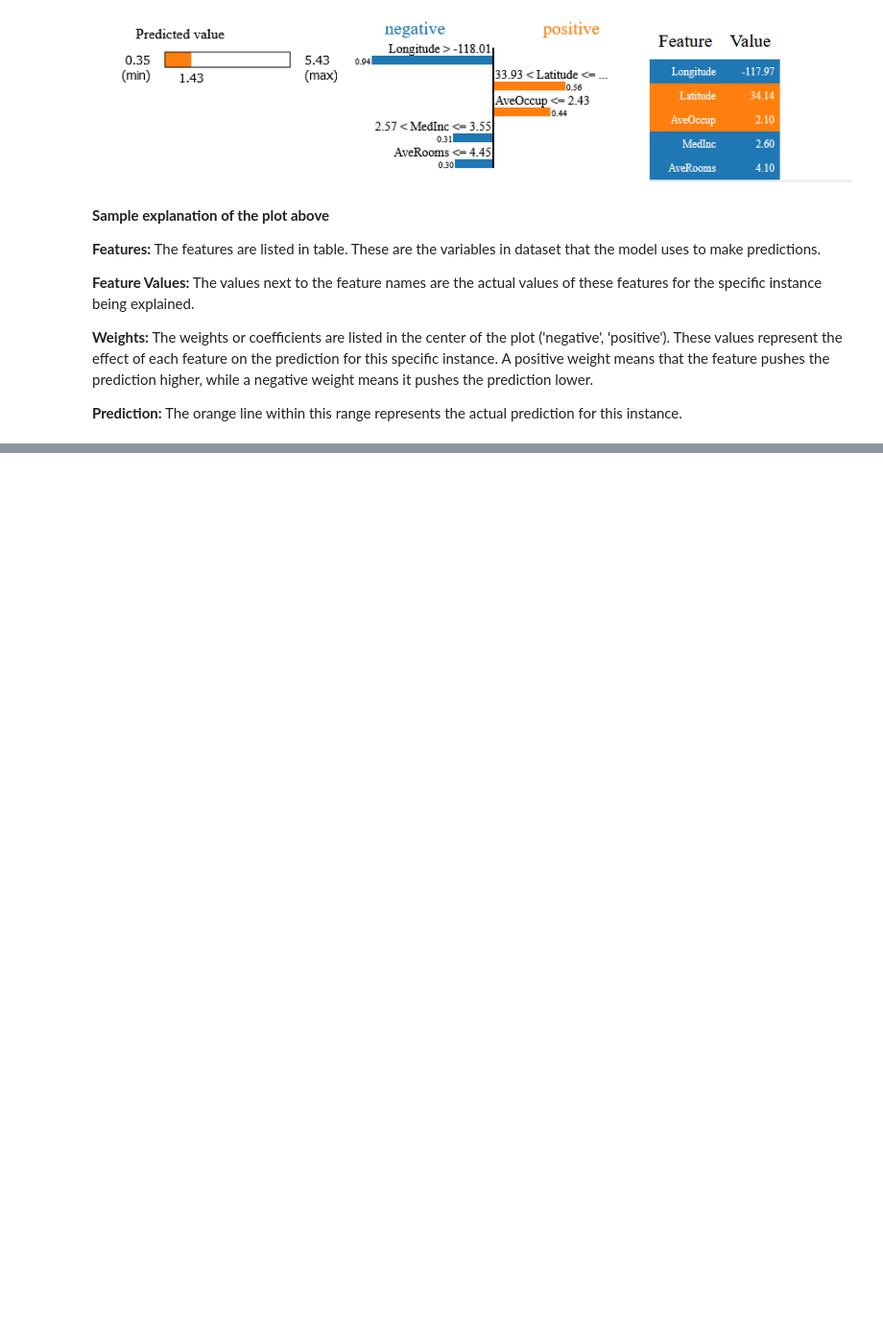
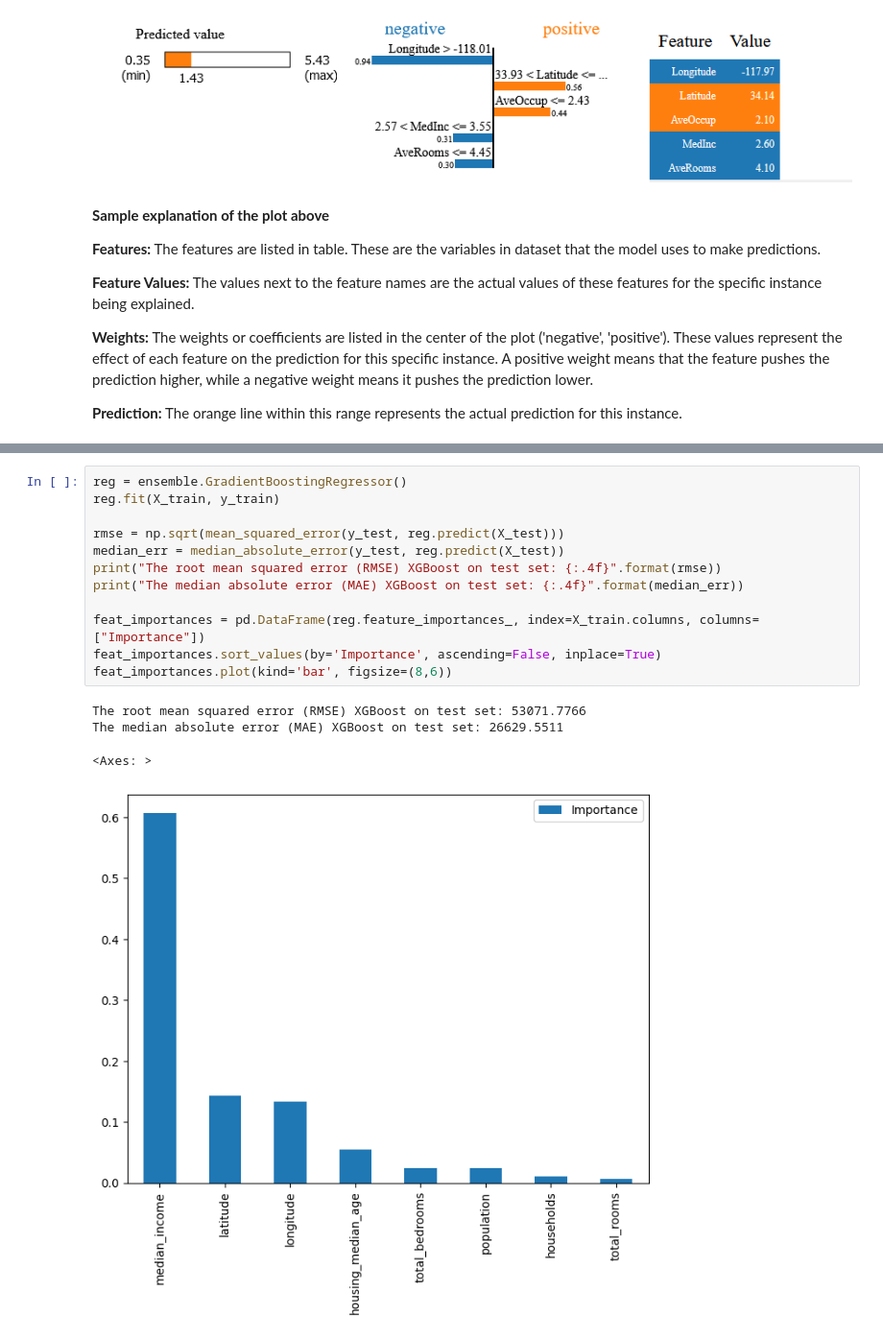
Before and after one commit to MlekoZjad/ML_2024, a Jupyter notebook: XAI_shap_lime.ipynb, the cells around one changed output, grey strips where cells are left out. Shown at 96% size. Saved outputs shown, nothing was run; the diff lists cells and outputs as text; blank space fills up the shorter version.

```diff
--- a/XAI_shap_lime.ipynb
+++ b/XAI_shap_lime.ipynb
@@ -206,0 +270,17 @@ Specific row of data in dataset:
+# %%
+reg = ensemble.GradientBoostingRegressor()
+reg.fit(X_train, y_train)
+
+rmse = np.sqrt(mean_squared_error(y_test, reg.predict(X_test)))
+median_err = median_absolute_error(y_test, reg.predict(X_test))
+print("The root mean squared error (RMSE) XGBoost on test set: {:.4f}".format(rmse))
+print("The median absolute error (MAE) XGBoost on test set: {:.4f}".format(median_err))
+
+feat_importances = pd.DataFrame(reg.feature_importances_, index=X_train.columns, columns=["Importance"])
+feat_importances.sort_values(by='Importance', ascending=False, inplace=True)
+feat_importances.plot(kind='bar', figsize=(8,6))
+# %% [output]
+The root mean squared error (RMSE) XGBoost on test set: 53071.7766
+The median absolute error (MAE) XGBoost on test set: 26629.5511
+<Axes: >
+[figure, added]
```
Also changed, not shown: parts of 10 cells of this notebook.
